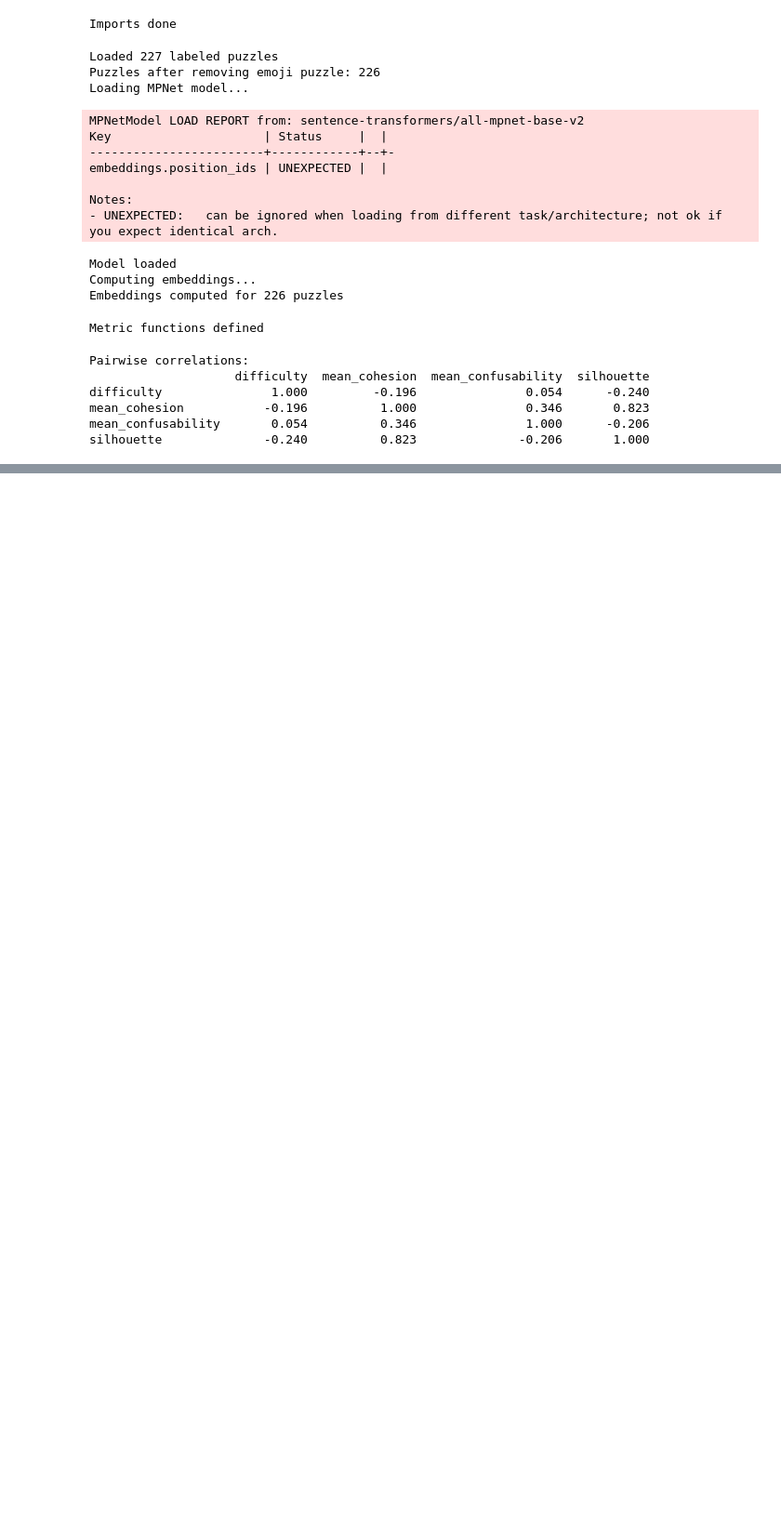
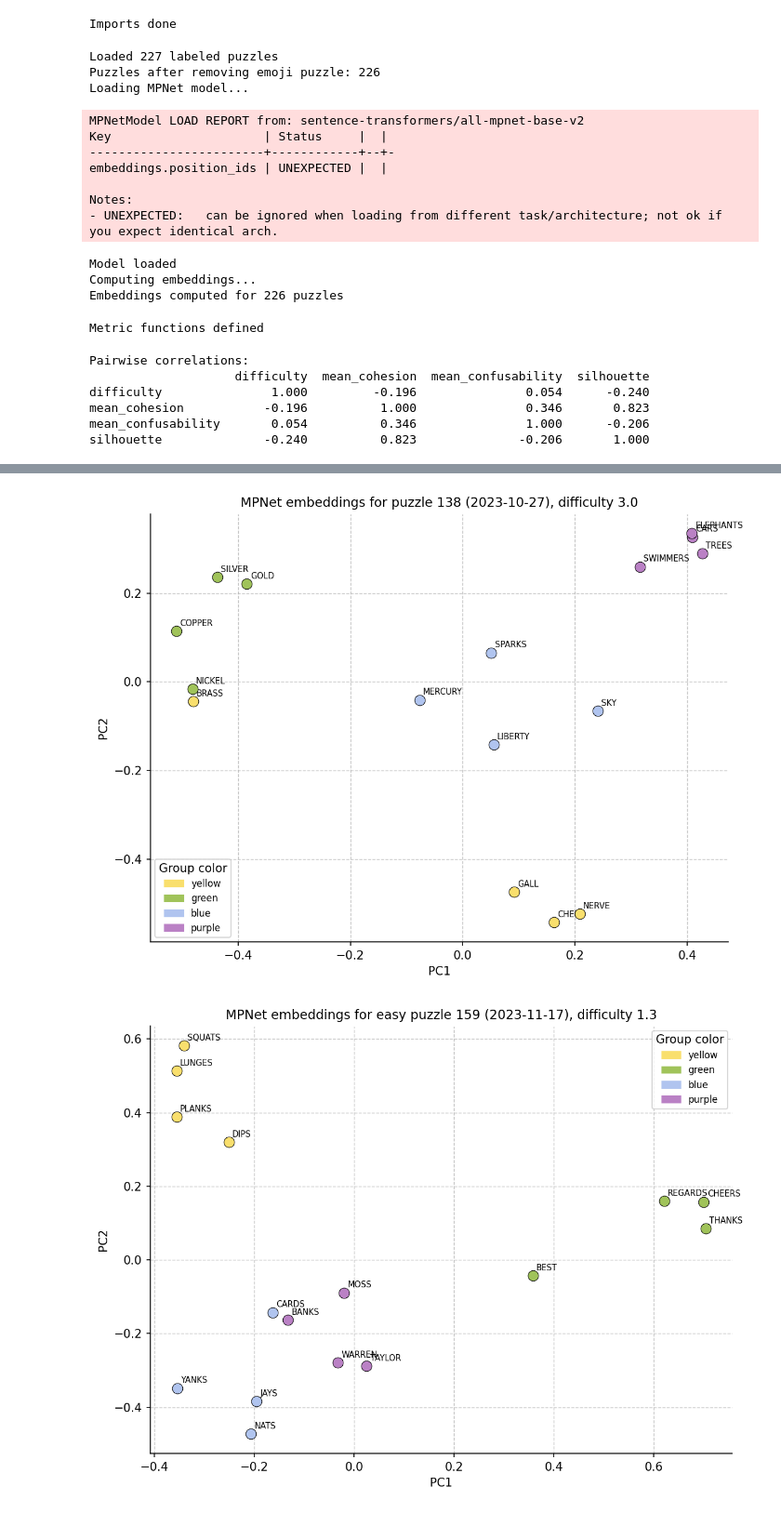
Before and after one commit to benburda/nyt-connections-thesis, a Jupyter notebook: notebooks/02_analysis.ipynb, the cells around one changed output, grey strips where cells are left out. Shown at 93% size. Drawn from its saved outputs; the diff is of its cells as text; code cells hidden in the pictures; blank space fills up the shorter version.

```diff
--- a/notebooks/02_analysis.ipynb
+++ b/notebooks/02_analysis.ipynb
@@ -162,0 +296,35 @@ silhouette              -0.240          0.823              -0.206       1.000
+# %%
+# ── Get puzzle objects by ID ─────────────────────────────────────────
+def get_puzzle_by_id(puzzle_id):
+    for p in puzzles:
+        if p["puzzle_id"] == puzzle_id:
+            return p
+    return None
+
+puzzle_easy   = get_puzzle_by_id(159)
+puzzle_median = get_puzzle_by_id(138)
+puzzle_hard   = get_puzzle_by_id(145)
+
+# ── Figure 4.3: Median difficulty puzzle ─────────────────────────────
+plot_puzzle_pca(
+    puzzle_median,
+    f"MPNet embeddings for puzzle 138 ({puzzle_median['date']}), difficulty {df[df['puzzle_id']==138]['difficulty'].values[0]}",
+    "../results/fig4_3_pca_median.png"
+)
+
+# ── Figure 4.4: Easy puzzle ───────────────────────────────────────────
+plot_puzzle_pca(
+    puzzle_easy,
+    f"MPNet embeddings for easy puzzle 159 ({puzzle_easy['date']}), difficulty 1.3",
+    "../results/fig4_4_pca_easy.png"
+)
+
+# ── Figure 4.5: Hard puzzle ───────────────────────────────────────────
+plot_puzzle_pca(
+    puzzle_hard,
+    f"MPNet embeddings for hardest puzzle 145 ({puzzle_hard['date']}), difficulty 4.8",
+    "../results/fig4_5_pca_hard.png"
+)
+# %% [output]
+[figure, added]
+[figure, added]
```
Also changed, not shown: parts of 17 cells of this notebook, 13 other files.
